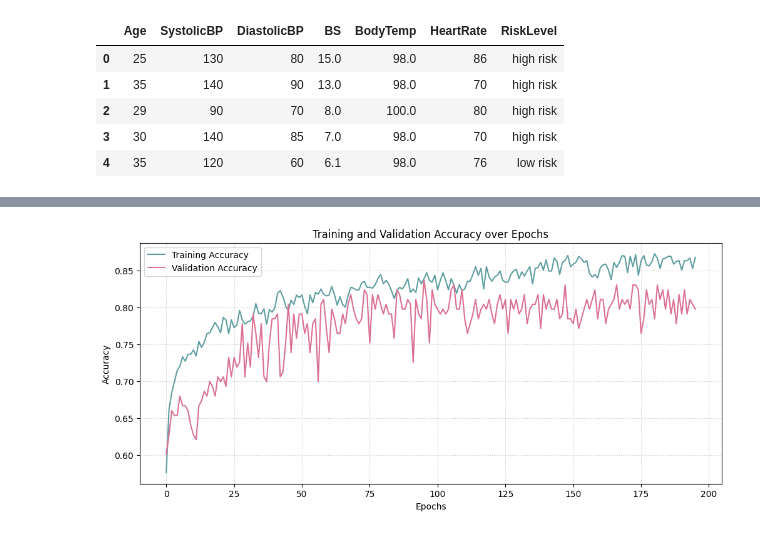
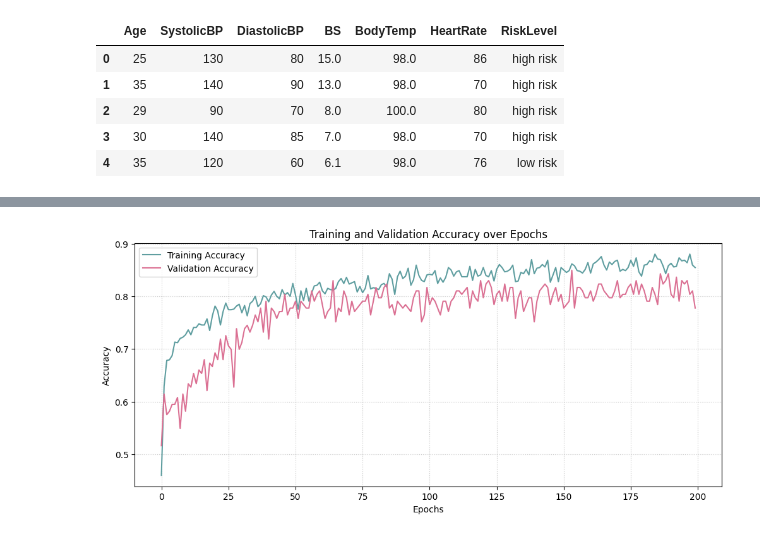
Before and after one commit to AnaSofiaHinojosa/ProyectoFinalMIA, a Jupyter notebook: modelo.ipynb, the cells around one changed output, grey strips where cells are left out. Drawn from its saved outputs; the diff is of its cells as text; code cells hidden in the pictures.

```diff
--- a/modelo.ipynb
+++ b/modelo.ipynb
@@ -162,13 +43,4 @@ y_pred_test_classes = np.argmax(y_pred_test, axis=1)
 # %%
-classes = np.unique(y_train)
-class_weights_array = compute_class_weight(
-    class_weight='balanced',
-    classes=classes,
-    y=y_train
-)
-class_weights = dict(zip(classes, class_weights_array))
-print("Class Weights:", class_weights)
-
 model = tf.keras.Sequential([
 
     # Layer 1
@@ -178,7 +50,6 @@ model = tf.keras.Sequential([
         kernel_regularizer=tf.keras.regularizers.l2(0.001)
     ),
     tf.keras.layers.BatchNormalization(),
-    #tf.keras.layers.Dropout(0.2),
 
     # Layer 2
     tf.keras.layers.Dense(
@@ -186,7 +57,6 @@ model = tf.keras.Sequential([
         kernel_regularizer=tf.keras.regularizers.l2(0.001)
     ),
     tf.keras.layers.BatchNormalization(),
-    #tf.keras.layers.Dropout(0.2),
 
     # Layer 3
     tf.keras.layers.Dense(
@@ -228,7 +98,6 @@ history = model.fit(
     epochs=200,
     batch_size=64,
     validation_data=(x_test, y_test),
-    #class_weight=class_weights,
     callbacks=[early_stop],
     verbose=0
 )
@@ -255,4 +123,4 @@ Class Weights: {np.int64(0): np.float64(0.8223495702005731), np.int64(1): np.flo
-[figure, old version]
+[figure, new version]
 # %%
 y_new_pred_train = model.predict(x_train)
 y_new_pred_test = model.predict(x_test)
```
Also changed, not shown: parts of 7 cells of this notebook.
